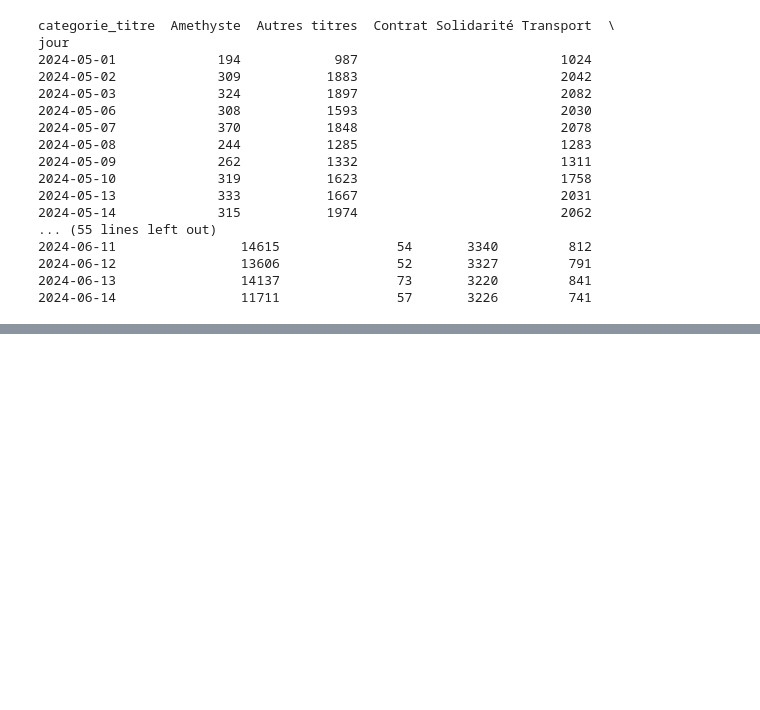
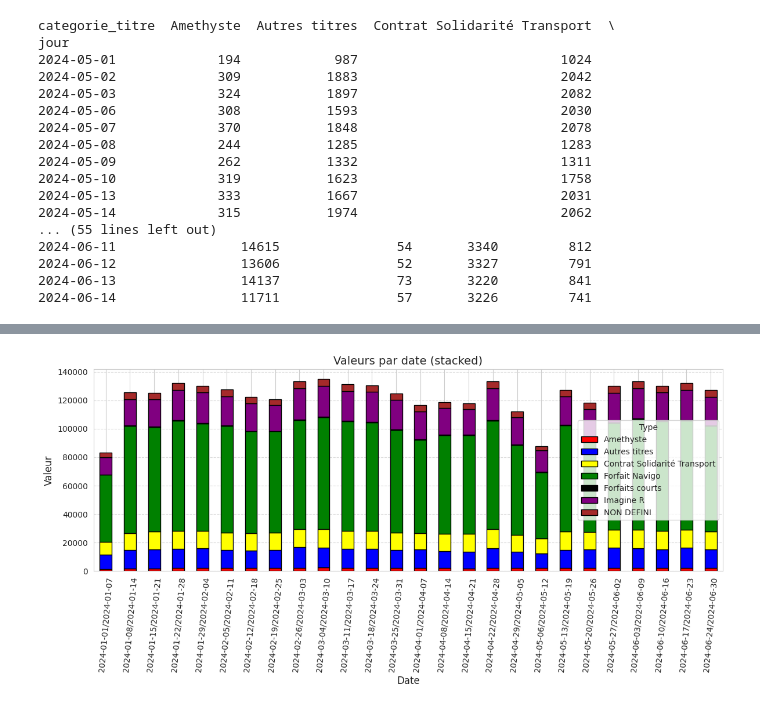
Before and after one commit to Dinuk-WIJESINGHE/visualisation_metro, a Jupyter notebook: datavizstation.ipynb, the cells around one changed output, grey strips where cells are left out. Saved outputs shown, nothing was run; the diff lists cells and outputs as text; code cells hidden in the pictures; blank space fills up the shorter version.

```diff
--- a/datavizstation.ipynb
+++ b/datavizstation.ipynb
@@ -341,0 +350,6 @@ plt.show()
+# %%
+df_test = df[df['libelle_arret'] == 'CHATILLON-MON.']
+df_test['jour'] = pd.to_datetime(df_test['jour'])
+df_test['week'] = df_test['jour'].dt.to_period('W')
+df_test['month'] = df_test['jour'].dt.to_period('M')
+print(df_test)
@@ -341,0 +374,9 @@ plt.show()
+# %%
+pd.options.mode.copy_on_write = True
+df_test_clean_week = df_test[['libelle_arret','categorie_titre','nb_vald','week']]
+
+
+df_test_sum_week = df_test_clean_week.groupby(['week','categorie_titre'])['nb_vald'].sum().reset_index(name='somme_valeurs')
+
+pivot_week = df_test_sum_week.pivot_table(index='week', columns='categorie_titre', values='somme_valeurs', aggfunc='sum')
+print(pivot_week)
@@ -341,0 +401,21 @@ plt.show()
+# %%
+# Plot
+sns.set_style("whitegrid")
+pivot_week.plot(
+    kind='bar',
+    stacked=True,
+    figsize=(12, 6),
+    color=['red','blue','yellow','green','black','purple','brown'],  # adapt if you have more categories
+    edgecolor='black'
+)
+
+plt.title('Valeurs par date (stacked)', fontsize=14)
+plt.ylabel('Valeur', fontsize=12)
+plt.xlabel('Date', fontsize=12)
+plt.xticks(rotation=85)
+plt.grid(True, axis='y', linestyle='--', alpha=0.7)
+plt.tight_layout()
+plt.legend(title='Type')  # or whatever your stacking variable is
+plt.show()
+# %% [output]
+[figure, added]
```
Also changed, not shown: parts of 7 cells of this notebook, 1 other file.
